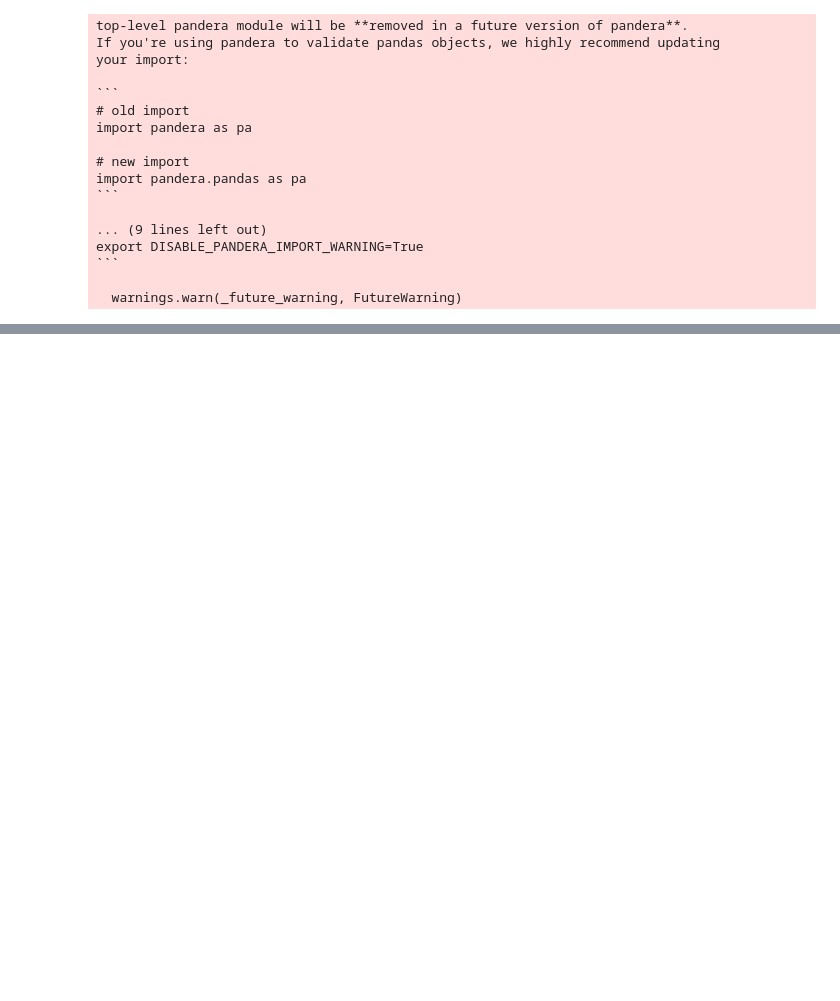
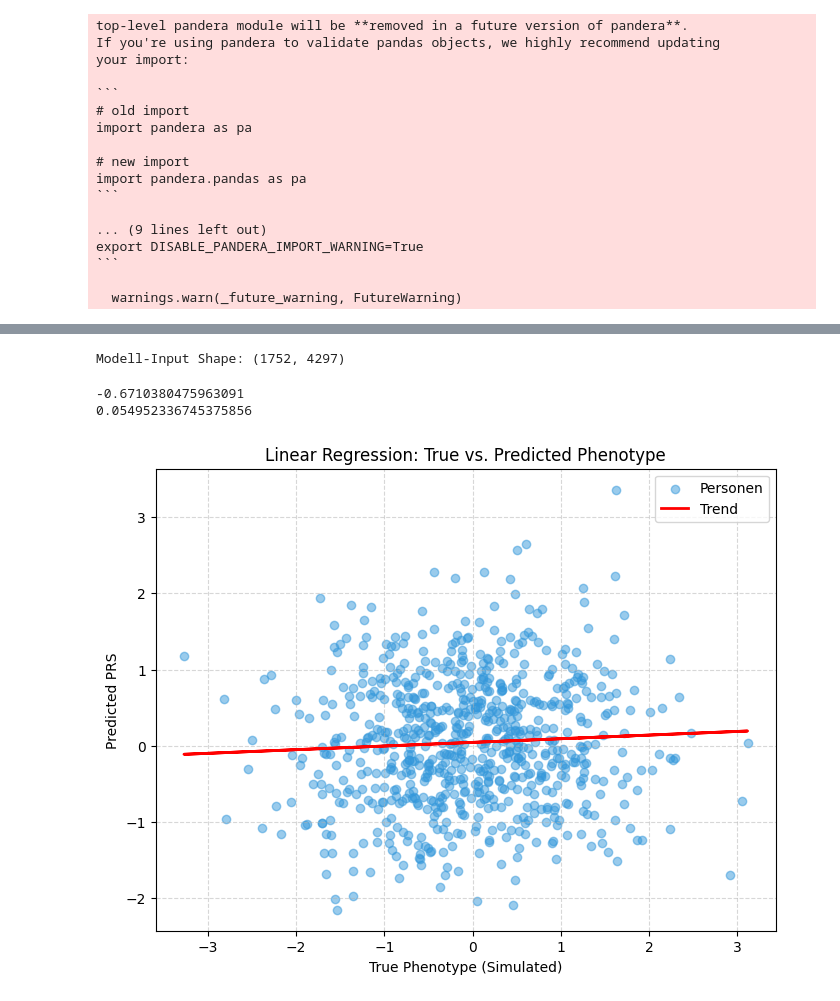
Before and after one commit to sueoglu/gobi_gwas, a Jupyter notebook: katharina/gobi.ipynb, the cells around one changed output, grey strips where cells are left out. Cells and saved outputs as stored; diff of their text form; code cells hidden in the pictures; blank space fills up the shorter version.

```diff
--- a/katharina/gobi.ipynb
+++ b/katharina/gobi.ipynb
@@ -234,0 +289,17 @@ plt.show()
+# %%
+clumped = pd.read_csv("chr22_GWAS_clumped_r0.1.clumped", sep=r"\s+", engine="python")
+clumped.head()
+len(clumped)
+lead_snps = clumped["SNP"].astype(str).tolist()
+lead_snps
+len(lead_snps)
+is_clumped = bim['snp'].isin(lead_snps).values
+# %%
+X_train_prs = X_train[:, is_clumped]
+X_val_prs   = X_val[:, is_clumped]
+
+beta_prs = beta[is_clumped]
+
+print(X_train_prs.shape)
+# %% [output]
+Modell-Input Shape: (1752, 4297)
@@ -234,0 +310,25 @@ plt.show()
+# %%
+lin_reg = LinearRegression()
+lin_reg.fit(X_train_prs, y_train.flatten())
+y_pred_lin = lin_reg.predict(X_val_prs)
+print(r2_score(y_val, y_pred_lin))
+print(st.pearsonr(y_val.flatten(), y_pred_lin.flatten())[0])
+
+plt.figure(figsize=(8, 6))
+
+plt.scatter(y_val, y_pred_lin, alpha=0.5, color='#3498db', label='Personen')
+
+m, b = np.polyfit(y_val.flatten(), y_pred_lin.flatten(), 1)
+plt.plot(y_val, m*y_val + b, color='red', linewidth=2, label='Trend')
+
+plt.title("Linear Regression: True vs. Predicted Phenotype")
+plt.xlabel("True Phenotype (Simulated)")
+plt.ylabel("Predicted PRS")
+plt.legend()
+plt.grid(True, linestyle='--', alpha=0.5)
+
+plt.show()
+# %% [output]
+-0.6710380475963091
+0.054952336745375856
+[figure, added]
```
Also changed, not shown: parts of 20 cells of this notebook, 5 other files.
